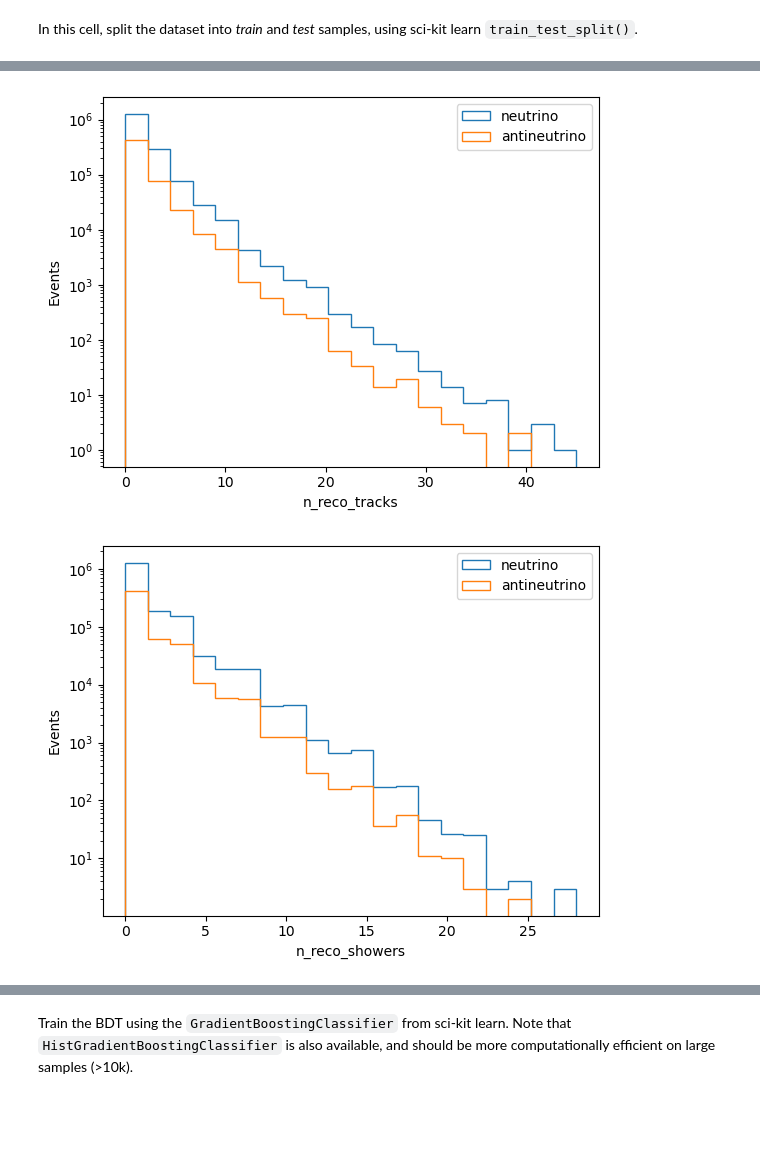
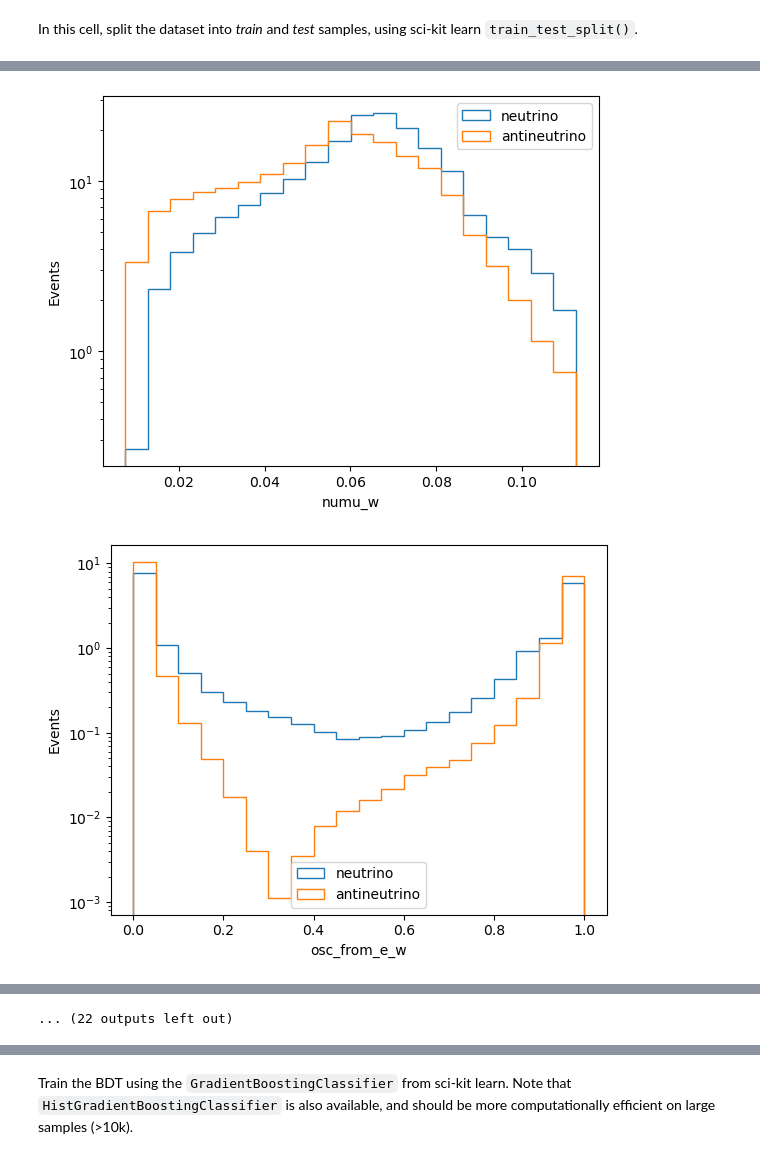
Before and after one commit to bristol-dune/atmospherics-tools, a Jupyter notebook: fast-osc-feedback/BDT-Skeleton.ipynb, the cells around one changed output, grey strips where cells are left out. Cells and saved outputs as stored; diff of their text form; code cells hidden in the pictures; blank space fills up the shorter version.

Commit message:
Fix random seed, add columns from DataManager, list importances

```diff
--- a/fast-osc-feedback/BDT-Skeleton.ipynb
+++ b/fast-osc-feedback/BDT-Skeleton.ipynb
@@ -5,35 +5,35 @@ In this cell, split the dataset into _train_ and _test_ samples, using sci-kit l
 # %%
 import polars as pl
 import uproot
-from fastfeedback import *
+import awkward as ak
 
+from fastfeedback import DataManager
 
+data_manager = DataManager("/storage/1/st15719/caf_new_sum.2.6M_weighted.root")
+df = data_manager.prepare_data()
 caf_tree = uproot.open("/storage/1/st15719/caf_new_sum.2.6M_weighted.root")["cafTree"]
 Enu_e_had = "rec/common/common.ixn.pandora/common.ixn.pandora.Enu.e_had"
-Enu_e_calo = "rec/common/common.ixn.pandora/common.ixn.pandora.Enu.e_calo"
 Enu_mu_had = "rec/common/common.ixn.pandora/common.ixn.pandora.Enu.mu_had"
 Enu_mu_range = "rec/common/common.ixn.pandora/common.ixn.pandora.Enu.mu_range"
-PDG = "rec/mc/mc.nu/mc.nu.pdg"
-data = caf_tree.arrays([Enu_e_had, Enu_e_calo, Enu_mu_had, Enu_mu_range, PDG])
+data = caf_tree.arrays([Enu_e_had, Enu_mu_had, Enu_mu_range])
 
-df: pl.DataFrame = pl.from_pandas(ak.to_dataframe(data, how="outer"))
-df.columns = ["Enu_e_had", "Enu_e_calo", "Enu_mu_had", "Enu_mu_range", "PDG"]
+df2: pl.DataFrame = pl.from_pandas(ak.to_dataframe(data, how="outer"))
+df2.columns = ["Enu_e_had", "Enu_mu_had", "Enu_mu_range"]
 
 reco_pfp_tree = uproot.open("example-cafs-root/reco_pfp_info.root")["reco_pfp_tree"]
 reco_pfp_df: pl.DataFrame = pl.from_pandas(reco_pfp_tree.arrays(library="pd"))
 
-electron_mask = pl.col("PDG").abs() == 12
-muon_mask = pl.col("PDG").abs() == 14
-tau_mask = pl.col("PDG").abs() == 16
+electron_mask = pl.col("nuPDG").abs() == 12
+muon_mask = pl.col("nuPDG").abs() == 14
 
-electron_inelasticity = 1 - (pl.col("Enu_e_had") / pl.col("Enu_e_calo"))
+electron_inelasticity = 1 - (pl.col("Enu_e_had") / pl.col("recoE_nue"))
 muon_inelasticity = 1 - (pl.col("Enu_mu_had") / pl.col("Enu_mu_range"))
 
-nu_mask = pl.col("PDG") > 0
-nubar_mask = pl.col("PDG") < 0
+nu_mask = pl.col("nuPDG") > 0
+nubar_mask = pl.col("nuPDG") < 0
 
 data: pl.DataFrame = (
-    pl.concat([df, reco_pfp_df], how="horizontal")
+    pl.concat([df, df2, reco_pfp_df], how="horizontal")
     .filter(pl.col("reco_ok") == True)
     .drop("reco_ok")
     .with_columns(
@@ -44,6 +44,9 @@ data: pl.DataFrame = (
         .otherwise(None)
         .alias("inelasticity")
     )
+    .filter(pl.col("direc_numu") != 0)
+    .filter(pl.col("direc_nue") != 0)
+    .filter(pl.col("direc_nc") != 0)
     .drop_nulls()
 )
 
@@ -67,14 +72,22 @@ shape: (2_242_622, 12)
 import matplotlib.pyplot as plt
 
 for col in data.columns:
-    if col == "PDG":
+    if col in ["run", "nuPDG", "isCC", "mode", "reco_pdg"]:
         continue
 
     _, bins, _ = plt.hist(
-        data.filter(nu_mask)[col], label="neutrino", histtype="step", bins=20
+        data.filter(nu_mask)[col],
+        label="neutrino",
+        histtype="step",
+        bins=20,
+        density=True,
     )
     plt.hist(
-        data.filter(nubar_mask)[col], label="antineutrino", histtype="step", bins=bins
+        data.filter(nubar_mask)[col],
+        label="antineutrino",
+        histtype="step",
+        bins=bins,
+        density=True,
     )
     plt.legend()
     plt.yscale("log")
@@ -90,2 +103,2 @@ for col in data.columns:
-[figure, old version]
+[figure, new version]
-[figure, old version]
+[figure, new version]
@@ -96,2 +110,3 @@ for col in data.columns:
+... (22 outputs left out)
 # %%
 from sklearn.model_selection import train_test_split
```
Also changed, not shown: parts of 12 cells of this notebook.
